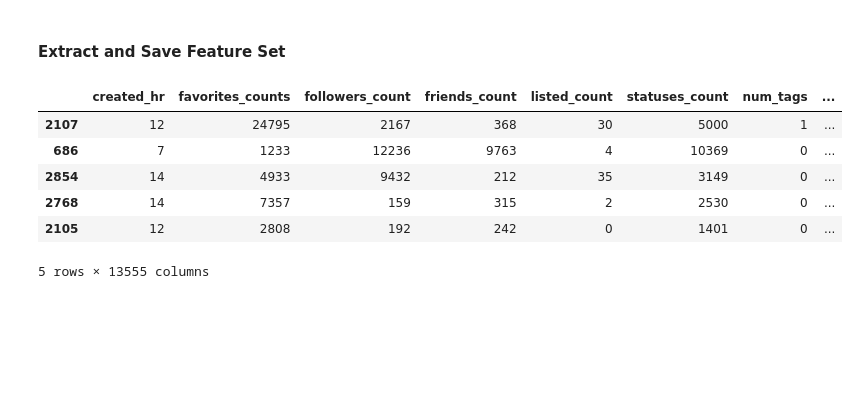
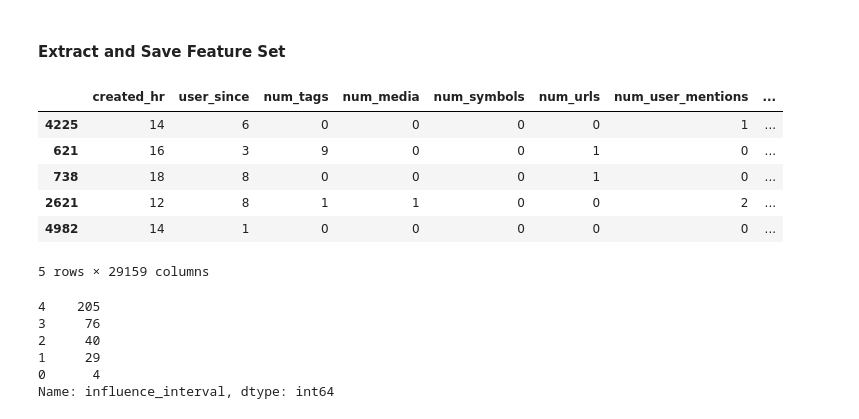
Before and after one commit to jdecke71/tw_net, a Jupyter notebook: notebooks/analysis_week1.ipynb, the cells around one changed output. Cells and saved outputs as stored; diff of their text form; code cells hidden in the pictures; blank space fills up the shorter version.

```diff
--- a/notebooks/analysis_week1.ipynb
+++ b/notebooks/analysis_week1.ipynb
@@ -19,10 +19,11 @@ one or more sets of tweets to be returned as dataframe.
 Ex. All tweets from day 16
 '''
 days = [11,12,13,14,15,16,17]
-sets = [1]
-calls = [1]
+sets = [1,2,3,4,5,6]
+calls = [1,2,3,4,5]
+tweets_per_call = 25
 
-df = TweetsToDataframe(days,sets,calls,useWeights=False)
+df = TweetsToDataframe(days,sets,calls,tweets_per_call,useWeights=False)
 
 df.head()
 # %% [output]
@@ -163,6 +109,6 @@ df[df['influence_score']>20000]
 '''
 Wrap all but text. Leave identifiers and text to check.
 '''
-preview_df = PreviewFeatureSet(df)
+preview_df = PreviewFeatureSet(df,isRandom=False)
 preview_df.head()
 # %% [output]
@@ -199,17 +168,17 @@ ax = sns.lineplot(x="influence_interval", y="dotw", data=preview_df)
 # %%
 '''
 Wrap text, remove identifiers/text, output ready for ml.
-This takes a while (5+ minutes for a day).
+This takes forever.
 '''
 featureSet = GetFeatureSet(preview_df)
 featureSet.head()
 # %% [output]
-|  | created_hr | favorites_counts | followers_count | friends_count | listed_count | statuses_count | num_tags | ... |
-| 2107 | 12 | 24795 | 2167 | 368 | 30 | 5000 | 1 | ... |
-| 686 | 7 | 1233 | 12236 | 9763 | 4 | 10369 | 0 | ... |
-| 2854 | 14 | 4933 | 9432 | 212 | 35 | 3149 | 0 | ... |
-| 2768 | 14 | 7357 | 159 | 315 | 2 | 2530 | 0 | ... |
-| 2105 | 12 | 2808 | 192 | 242 | 0 | 1401 | 0 | ... |
+|  | created_hr | user_since | num_tags | num_media | num_symbols | num_urls | num_user_mentions | ... |
+| 4225 | 14 | 6 | 0 | 0 | 0 | 0 | 1 | ... |
+| 621 | 16 | 3 | 9 | 0 | 0 | 1 | 0 | ... |
+| 738 | 18 | 8 | 0 | 0 | 0 | 1 | 0 | ... |
+| 2621 | 12 | 8 | 1 | 1 | 0 | 0 | 2 | ... |
+| 4982 | 14 | 1 | 0 | 0 | 0 | 0 | 0 | ... |
-5 rows × 13555 columns
+5 rows × 29159 columns
 # %%
 '''
@@ -219 +191,10 @@ filename = 'targets/influence_interval/16'
 WriteCSV(featureSet,filename)
+# %%
+featureSet.influence_interval.value_counts()
+# %% [output]
+4    205
+3     76
+2     40
+1     29
+0      4
+Name: influence_interval, dtype: int64
```
Also changed, not shown: parts of 32 cells of this notebook, 21 other files.
